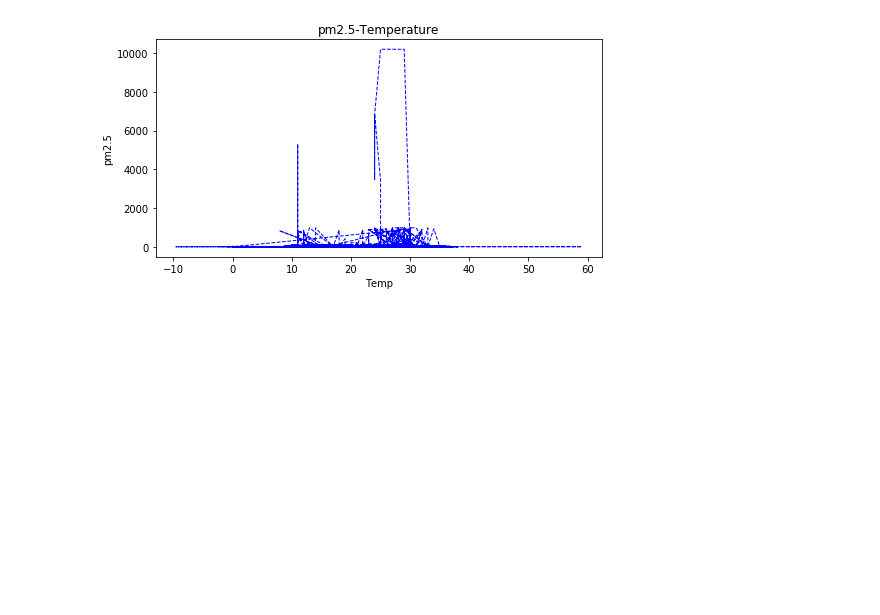
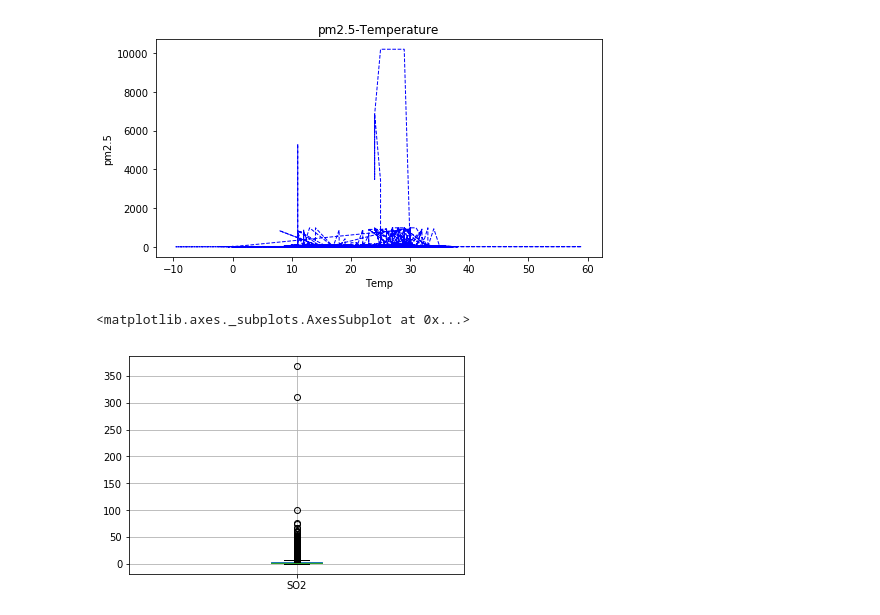
Before and after one commit to JarryYang/jyan298infosys722, a Jupyter notebook: jyan298-infosys722.ipynb, the cells around one changed output. Saved outputs shown, nothing was run; the diff lists cells and outputs as text; code cells hidden in the pictures; blank space fills up the shorter version.

```diff
--- a/jyan298-infosys722.ipynb
+++ b/jyan298-infosys722.ipynb
@@ -191,3 +177,8 @@ plt.title('pm2.5-Temperature')
 plt.show()
 # %% [output]
 [figure]
+# %%
+pddf.boxplot(column='SO2')
+# %% [output]
+<matplotlib.axes._subplots.AxesSubplot at 0x...>
+[figure, added]
```
Also changed, not shown: parts of 18 cells of this notebook.
